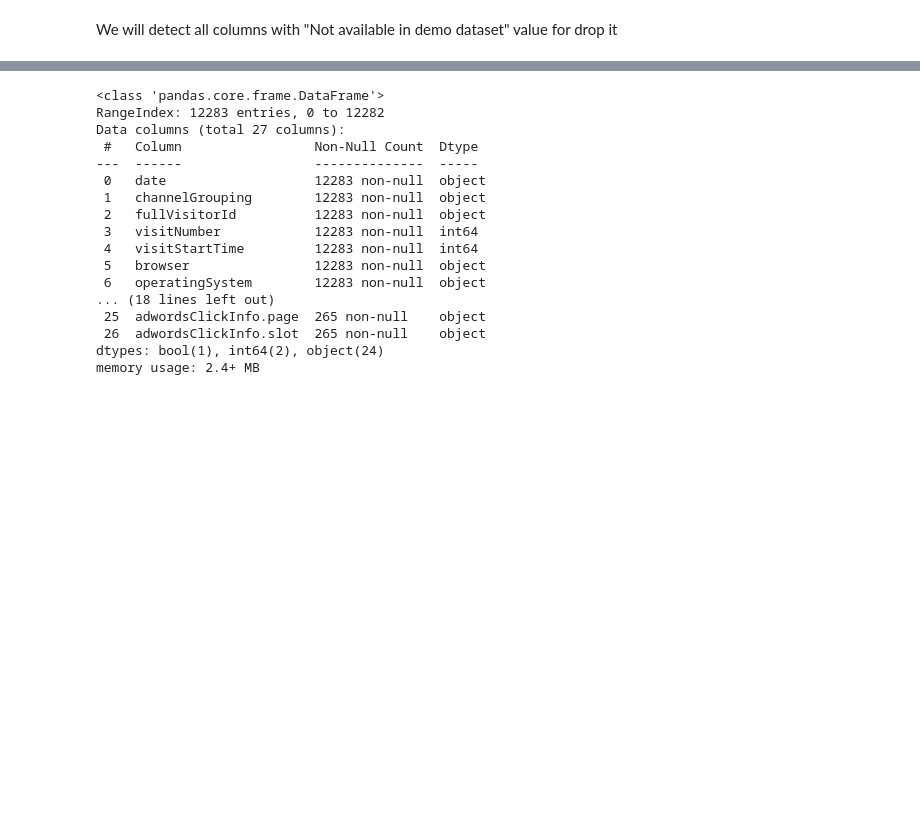
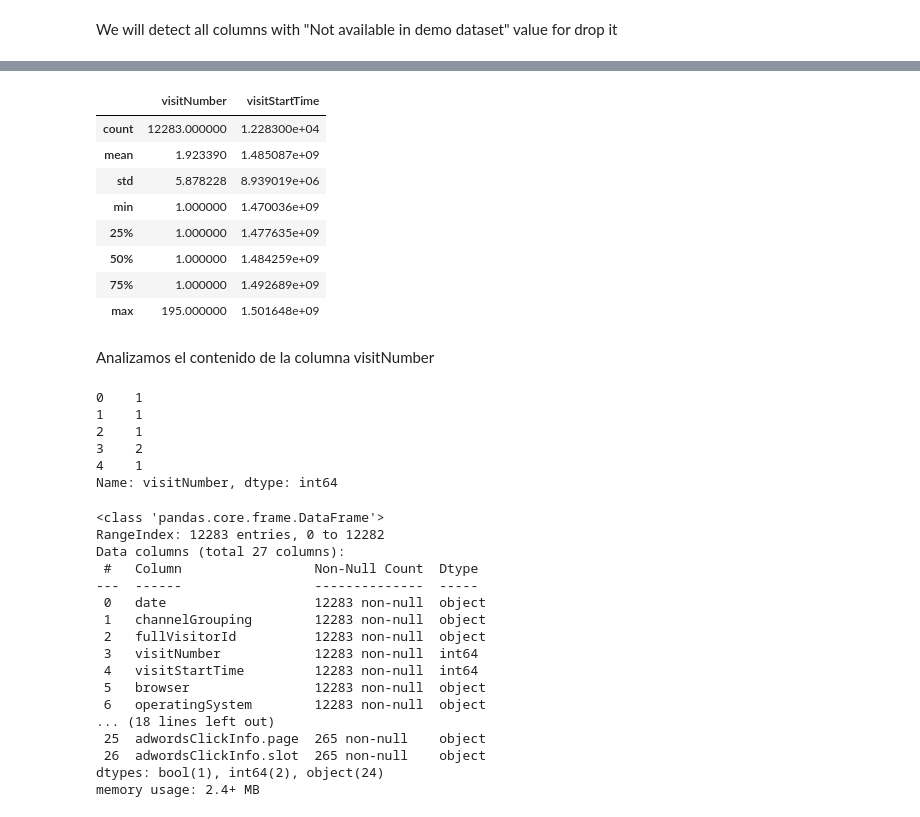
Before and after one commit to pabloing93/consumer_spending, a Jupyter notebook: 1_2_3 EDA_v2.ipynb, the cells around one changed output, grey strips where cells are left out. Saved outputs shown, nothing was run; the diff lists cells and outputs as text; code cells hidden in the pictures; blank space fills up the shorter version.

Commit message:
Reviewing useless columns

```diff
--- a/1_2_3 EDA_v2.ipynb
+++ b/1_2_3 EDA_v2.ipynb
@@ -146,11 +146,19 @@ Name: proportion, dtype: float64
 # %% [markdown]
 We will detect all columns with "Not available in demo dataset" value for drop it
 # %%
-def verify_a_value(dataframe, value):
+def verify_a_value(dataframe, value, criteria=''):
   useless_columns = []
   for column in dataframe.columns:
-    condition = value in dataframe[column].value_counts().index
+    values = dataframe[column].value_counts().index
+    if criteria == 'unique':
+      condition = (value in values) and (len(values) == 1)
+    else:
+      condition = (value in values)
     if (condition):
       useless_columns.append(column)
 
+  show_columns_details(dataframe, useless_columns)
   return useless_columns
+# %%
+not_available_columns = verify_a_value(df_traffic, 'not available in demo dataset', 'unique')
+print(len(not_available_columns))
@@ -157,2 +183,4 @@ def verify_a_value(dataframe, value):
+# %%
+df_traffic = df_traffic.drop(columns=not_available_columns)
 # %%
 not_available_columns = verify_a_value(df_traffic, 'not available in demo dataset')
@@ -188,3 +227,46 @@ not_usefull_columns = ['browserVersion', 'browserSize', 'operatingSystemVersion'
+# %%
+not_useful_columns = [
+  'socialEngagementType',
+  'region',
+  'metro',
+  'city',
+  'visits',
+  'bounces',
+  'keyword',
+  'referralPath',
+  'adwordsClickInfo.page',
+  'adwordsClickInfo.slot',
+  'adwordsClickInfo.gclId',
+  'adwordsClickInfo.adNetworkType',
+  'adwordsClickInfo.isVideoAd',
+  'adContent',
+  'campaignCode']
+
+df_traffic = df_traffic.drop(columns=not_useful_columns)
+df_traffic.info()
+# %%
+df_traffic.describe()
+# %% [output]
+|  | visitNumber | visitStartTime |
+| count | 12283.000000 | 1.228300e+04 |
+| mean | 1.923390 | 1.485087e+09 |
+| std | 5.878228 | 8.939019e+06 |
+| min | 1.000000 | 1.470036e+09 |
+| 25% | 1.000000 | 1.477635e+09 |
+| 50% | 1.000000 | 1.484259e+09 |
+| 75% | 1.000000 | 1.492689e+09 |
+| max | 195.000000 | 1.501648e+09 |
+# %% [markdown]
+Analizamos el contenido de la columna visitNumber
+# %%
+df_traffic['visitNumber'].head()
+# %% [output]
+0    1
+1    1
+2    1
+3    2
+4    1
+Name: visitNumber, dtype: int64
 # %%
 # Seleccionar variables
 df_traffic = df_traffic[['date','channelGrouping','fullVisitorId','visitNumber','visitStartTime','browser','operatingSystem','isMobile','deviceCategory','continent','subContinent','country','region','metro','city','hits','pageviews','bounces','newVisits','transactionRevenue','campaign','source','medium','isTrueDirect','referralPath','adwordsClickInfo.page','adwordsClickInfo.slot']]
```
Also changed, not shown: parts of 6 cells of this notebook.
